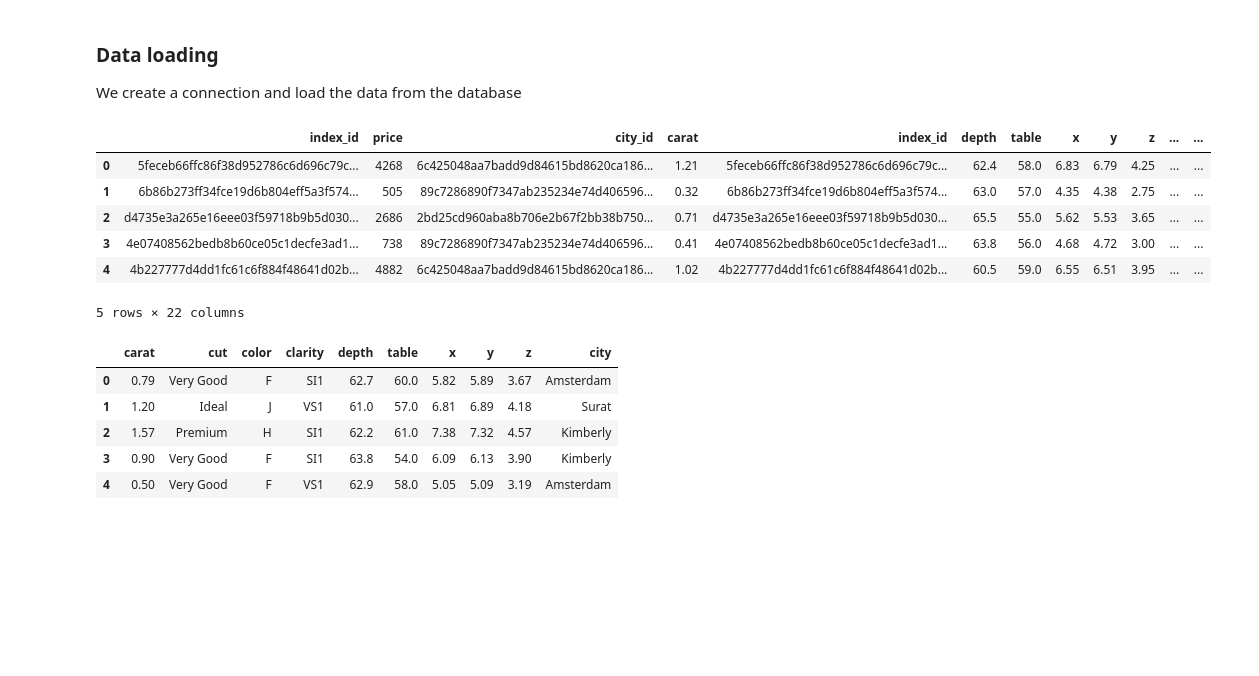
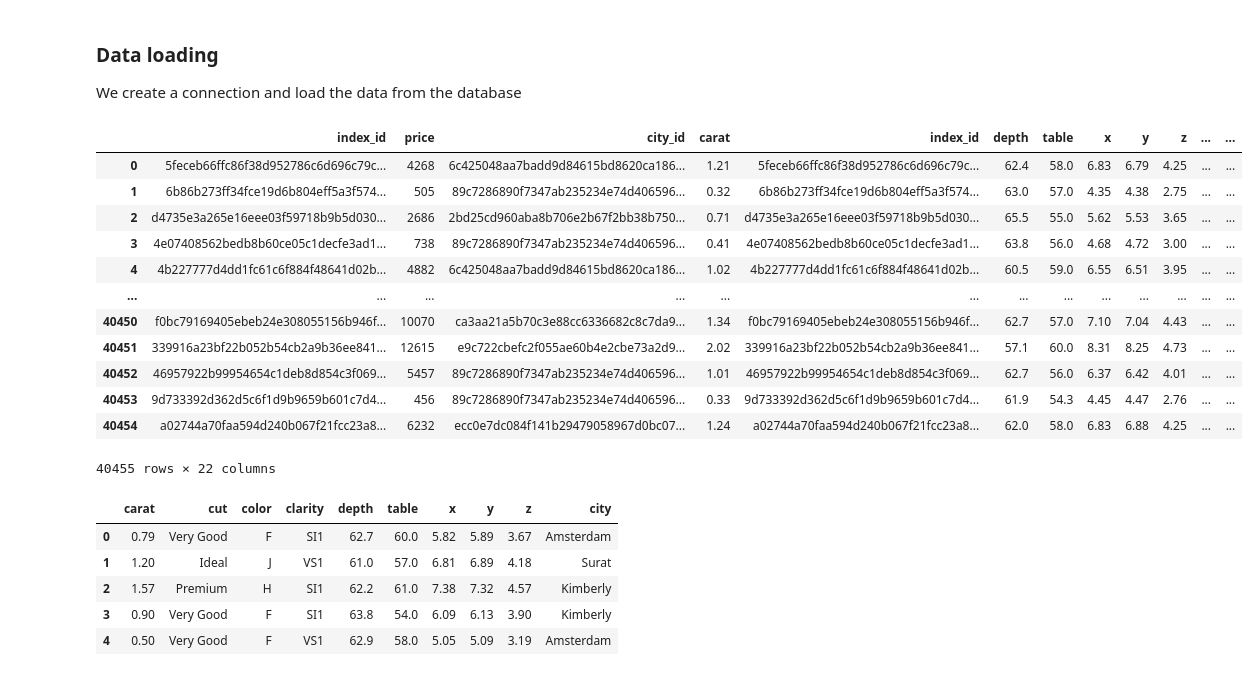
Before and after one commit to Rodrigo-Coloma/ih_datamadpt0923_project_m3, a Jupyter notebook: main_pipeline.ipynb, the cells around one changed output. Drawn from its saved outputs; the diff is of its cells as text; code cells hidden in the pictures; blank space fills up the shorter version.

```diff
--- a/data_wrangling.ipynb
+++ b/main_pipeline.ipynb
@@ -15,26 +15,32 @@ We create a connection and load the data from the database
 # %%
 con = lite.connect('./data/src/diamonds_train.db/diamonds_train.db')
 
 cursor = con.cursor()
 
 raw_df = pd.read_sql('''SELECT *
 FROM diamonds_transactional dt JOIN diamonds_dimensions ddi
 		ON dt.index_id = ddi.index_id
 	JOIN diamonds_properties dp ON dp.index_id = dt.index_id
 	JOIN diamonds_cut dc ON dc.cut_id = dp.cut_id
 	JOIN diamonds_color dc2 ON dc2.color_id = dp.color_id
 	JOIN diamonds_clarity dc3 ON dc3.clarity_id = dp.clarity_id
 	JOIN diamonds_city dc4 ON dc4.city_id = dt.city_id;''', con )
 
-raw_df.head()
+raw_df
 # %% [output]
 |  | index_id | price | city_id | carat | index_id | depth | table | x | y | z | ... | ... |
 | 0 | 5feceb66ffc86f38d952786c6d696c79c... | 4268 | 6c425048aa7badd9d84615bd8620ca186... | 1.21 | 5feceb66ffc86f38d952786c6d696c79c... | 62.4 | 58.0 | 6.83 | 6.79 | 4.25 | ... | ... |
 | 1 | 6b86b273ff34fce19d6b804eff5a3f574... | 505 | 89c7286890f7347ab235234e74d406596... | 0.32 | 6b86b273ff34fce19d6b804eff5a3f574... | 63.0 | 57.0 | 4.35 | 4.38 | 2.75 | ... | ... |
 | 2 | d4735e3a265e16eee03f59718b9b5d030... | 2686 | 2bd25cd960aba8b706e2b67f2bb38b750... | 0.71 | d4735e3a265e16eee03f59718b9b5d030... | 65.5 | 55.0 | 5.62 | 5.53 | 3.65 | ... | ... |
 | 3 | 4e07408562bedb8b60ce05c1decfe3ad1... | 738 | 89c7286890f7347ab235234e74d406596... | 0.41 | 4e07408562bedb8b60ce05c1decfe3ad1... | 63.8 | 56.0 | 4.68 | 4.72 | 3.00 | ... | ... |
 | 4 | 4b227777d4dd1fc61c6f884f48641d02b... | 4882 | 6c425048aa7badd9d84615bd8620ca186... | 1.02 | 4b227777d4dd1fc61c6f884f48641d02b... | 60.5 | 59.0 | 6.55 | 6.51 | 3.95 | ... | ... |
+| ... | ... | ... | ... | ... | ... | ... | ... | ... | ... | ... | ... | ... |
+| 40450 | f0bc79169405ebeb24e308055156b946f... | 10070 | ca3aa21a5b70c3e88cc6336682c8c7da9... | 1.34 | f0bc79169405ebeb24e308055156b946f... | 62.7 | 57.0 | 7.10 | 7.04 | 4.43 | ... | ... |
+| 40451 | 339916a23bf22b052b54cb2a9b36ee841... | 12615 | e9c722cbefc2f055ae60b4e2cbe73a2d9... | 2.02 | 339916a23bf22b052b54cb2a9b36ee841... | 57.1 | 60.0 | 8.31 | 8.25 | 4.73 | ... | ... |
+| 40452 | 46957922b99954654c1deb8d854c3f069... | 5457 | 89c7286890f7347ab235234e74d406596... | 1.01 | 46957922b99954654c1deb8d854c3f069... | 62.7 | 56.0 | 6.37 | 6.42 | 4.01 | ... | ... |
+| 40453 | 9d733392d362d5c6f1d9b9659b601c7d4... | 456 | 89c7286890f7347ab235234e74d406596... | 0.33 | 9d733392d362d5c6f1d9b9659b601c7d4... | 61.9 | 54.3 | 4.45 | 4.47 | 2.76 | ... | ... |
+| 40454 | a02744a70faa594d240b067f21fcc23a8... | 6232 | ecc0e7dc084f141b29479058967d0bc07... | 1.24 | a02744a70faa594d240b067f21fcc23a8... | 62.0 | 58.0 | 6.83 | 6.88 | 4.25 | ... | ... |
-5 rows × 22 columns
+40455 rows × 22 columns
 # %%
 test = pd.read_csv('./data/src/diamonds_test.csv')
 test['price'] = 0
```
Also changed, not shown: 6 other files.
